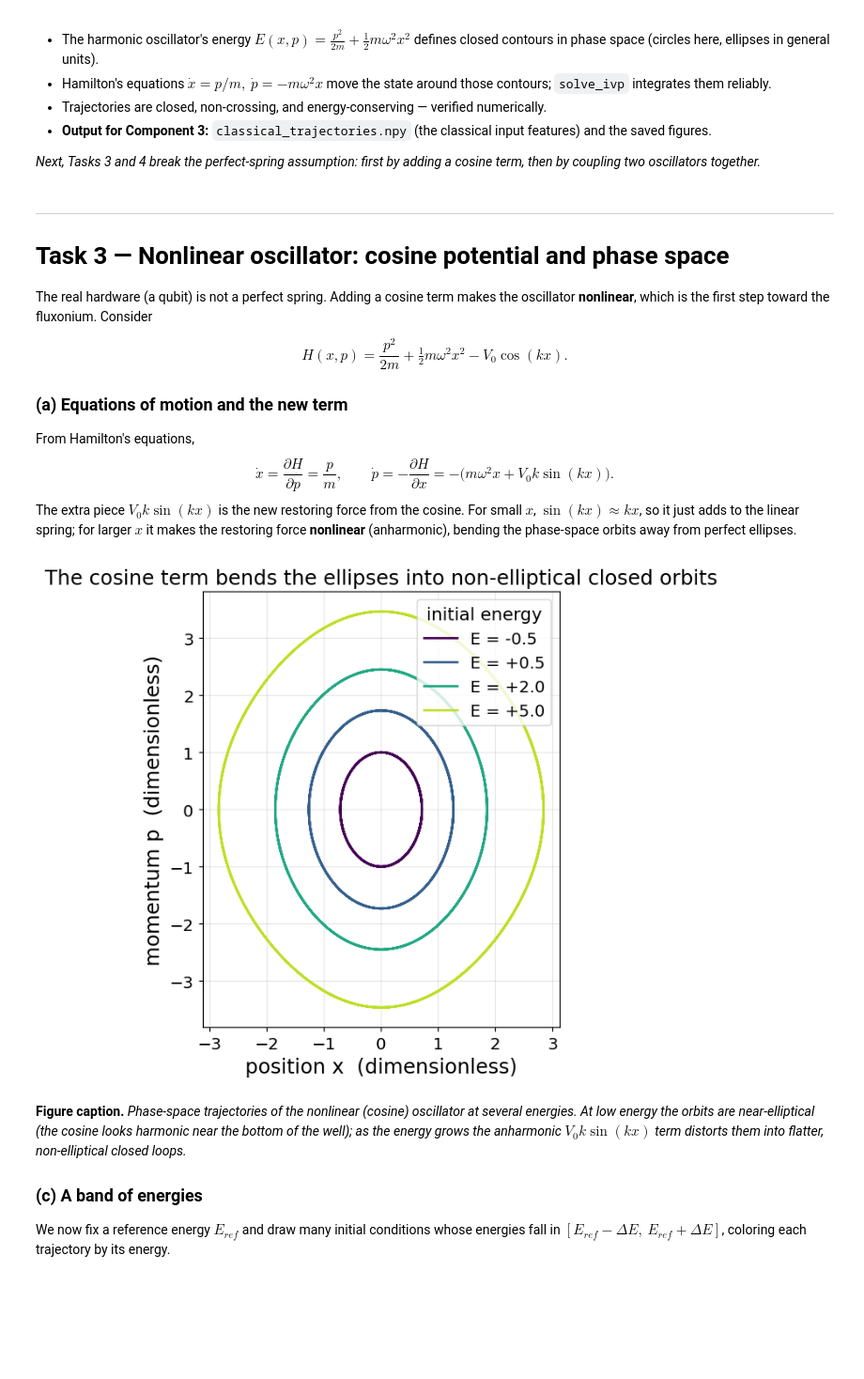
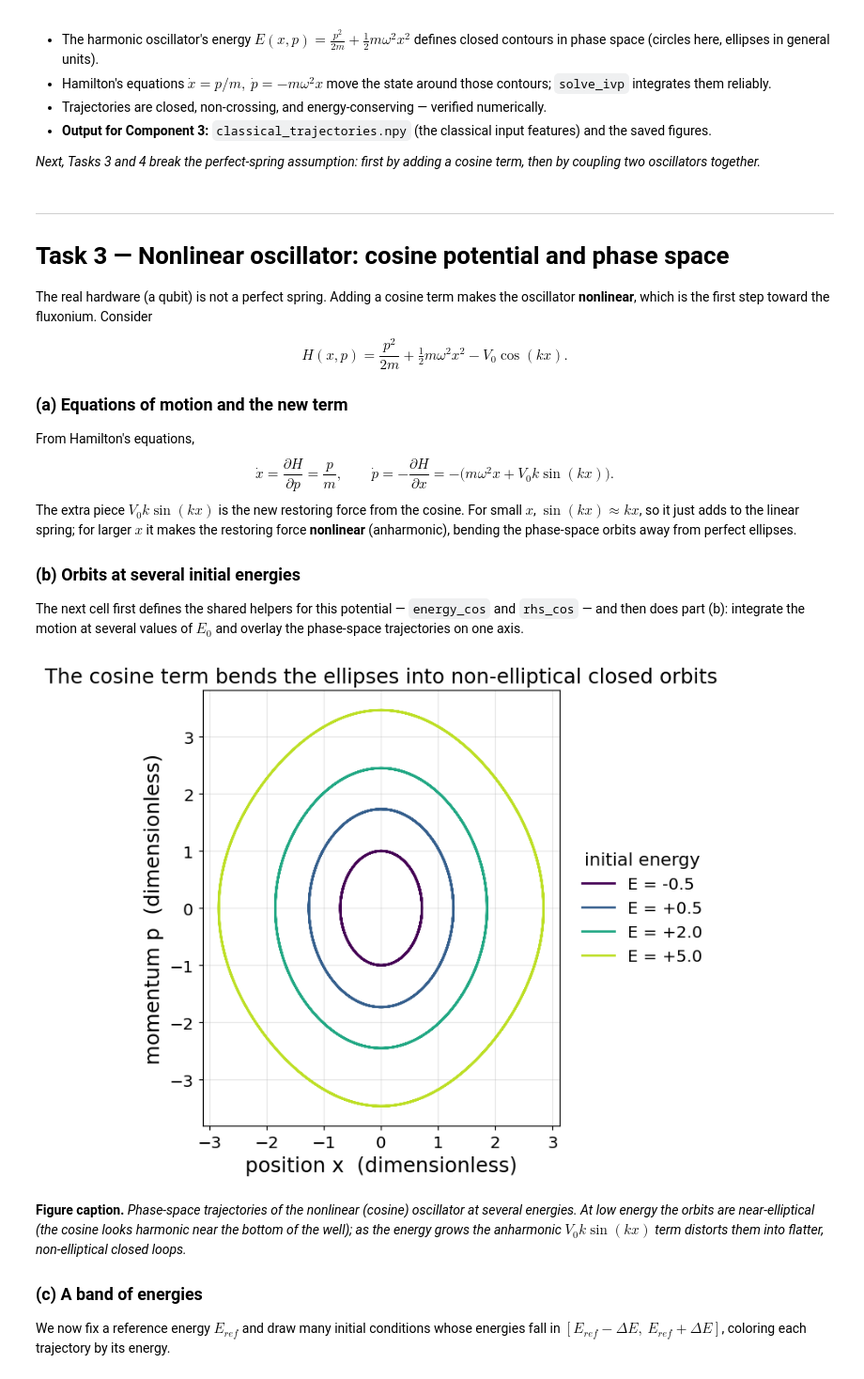
Before and after one commit to msandoval1807/quantum-research, a Jupyter notebook: Assignment 1/component1_classical.ipynb, the cells around one changed output. Shown at 94% size. Drawn from its saved outputs; the diff is of its cells as text; code cells hidden in the pictures; blank space fills up the shorter version.

```diff
--- a/Assignment 1/component1_classical.ipynb
+++ b/Assignment 1/component1_classical.ipynb
@@ -245,35 +252,43 @@ $$H(x,p)=\frac{p^2}{2m}+\tfrac12 m\omega^2 x^2 - V_0\cos(kx).$$
 From Hamilton's equations,
 $$\dot x=\frac{\partial H}{\partial p}=\frac{p}{m},\qquad \dot p=-\frac{\partial H}{\partial x}=-\big(m\omega^2 x + V_0 k\sin(kx)\big).$$
 The extra piece **$V_0 k\sin(kx)$** is the new restoring force from the cosine. For small $x$, $\sin(kx)\approx kx$, so it just adds to the linear spring; for larger $x$ it makes the restoring force **nonlinear** (anharmonic), bending the phase-space orbits away from perfect ellipses.
+
+### (b) Orbits at several initial energies
+
+The next cell first defines the shared helpers for this potential — `energy_cos` and
+`rhs_cos` — and then does part (b): integrate the motion at several values of $E_0$ and
+overlay the phase-space trajectories on one axis.
 # %%
 # --- Cosine-potential parameters (natural units m = omega = 1) ---
 V0 = 1.0   # depth of the cosine well (dimensionless)
 k  = 1.0   # cosine wavenumber (dimensionless)
 
 def energy_cos(x, p, m=m, omega=omega, V0=V0, k=k):
     '''Energy for H = p^2/2m + 1/2 m w^2 x^2 - V0 cos(kx).'''
     return p**2/(2*m) + 0.5*m*omega**2*x**2 - V0*np.cos(k*x)
 
 def rhs_cos(t, state, m=m, omega=omega, V0=V0, k=k):
     '''Hamilton's equations for the cosine oscillator.'''
     x, p = state
     return [p/m, -(m*omega**2*x + V0*k*np.sin(k*x))]   # cosine adds the V0 k sin(kx) term
 
 # (b) Several initial energies, each started at x = 0 so p0 = sqrt(2m(E0 + V0)).
 E_levels = [-0.5, 0.5, 2.0, 5.0]
 fig, ax = plt.subplots(figsize=(7, 6))
 colors = plt.cm.viridis(np.linspace(0.0, 0.9, len(E_levels)))
 for E0, col in zip(E_levels, colors):
     p0 = np.sqrt(2*m*(E0 + V0))
     sol = solve_ivp(rhs_cos, (0, 20), [0.0, p0], t_eval=np.linspace(0, 20, 2000), rtol=1e-9, atol=1e-9)
     ax.plot(sol.y[0], sol.y[1], color=col, lw=1.8, label=f"E = {E0:+.1f}")
 ax.set_xlabel("position x  (dimensionless)")
 ax.set_ylabel("momentum p  (dimensionless)")
 ax.set_title("The cosine term bends the ellipses into non-elliptical closed orbits")
-ax.legend(title="initial energy", loc="upper right"); ax.grid(True, alpha=0.3); ax.set_aspect("equal")
+# Legend outside the axes: at loc="upper right" it sat on top of the E=+2 and E=+5 orbits.
+ax.legend(title="initial energy", loc="center left", bbox_to_anchor=(1.02, 0.5), frameon=False)
+ax.grid(True, alpha=0.3); ax.set_aspect("equal")
 plt.tight_layout(); plt.savefig("fig_c1_cosine_trajectories.png", dpi=150, bbox_inches="tight"); plt.show()
 # %% [output]
-[figure, old version]
+[figure, new version]
 # %% [markdown]
 **Figure caption.** *Phase-space trajectories of the nonlinear (cosine) oscillator at several energies. At low energy the orbits are near-elliptical (the cosine looks harmonic near the bottom of the well); as the energy grows the anharmonic $V_0 k\sin(kx)$ term distorts them into flatter, non-elliptical closed loops.*
 
```
Also changed, not shown: parts of 7 cells of this notebook, 32 other files.
